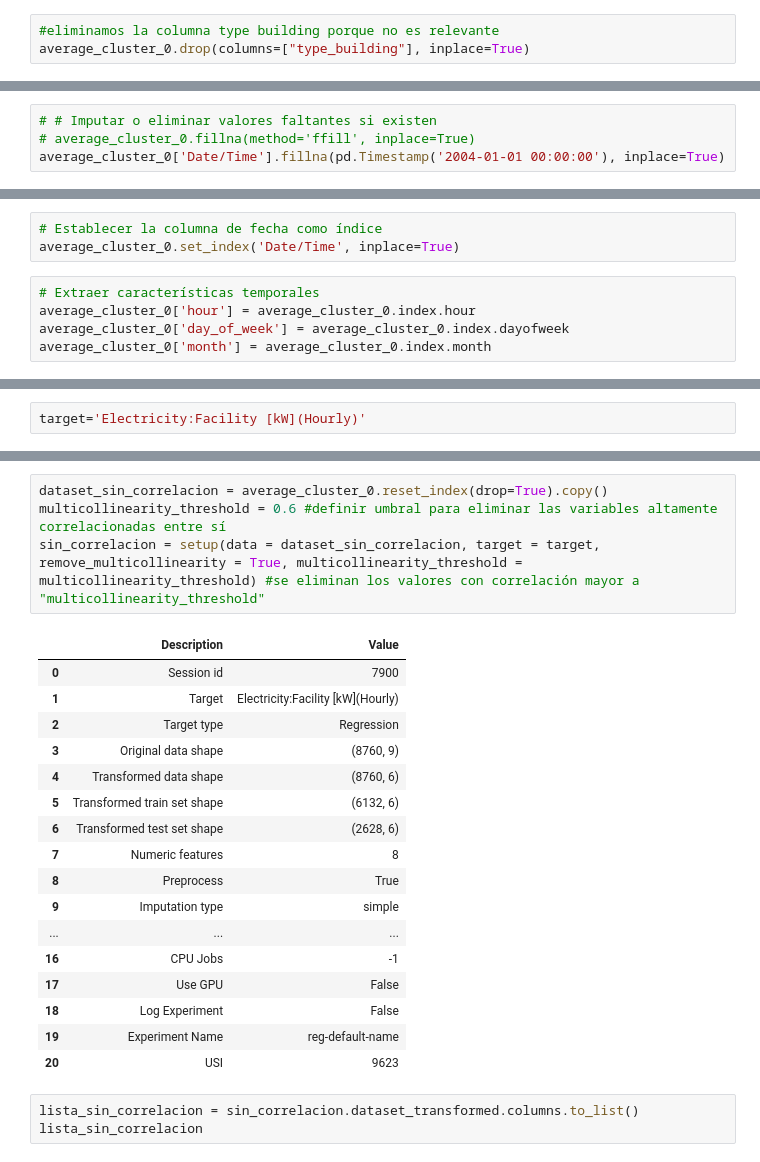
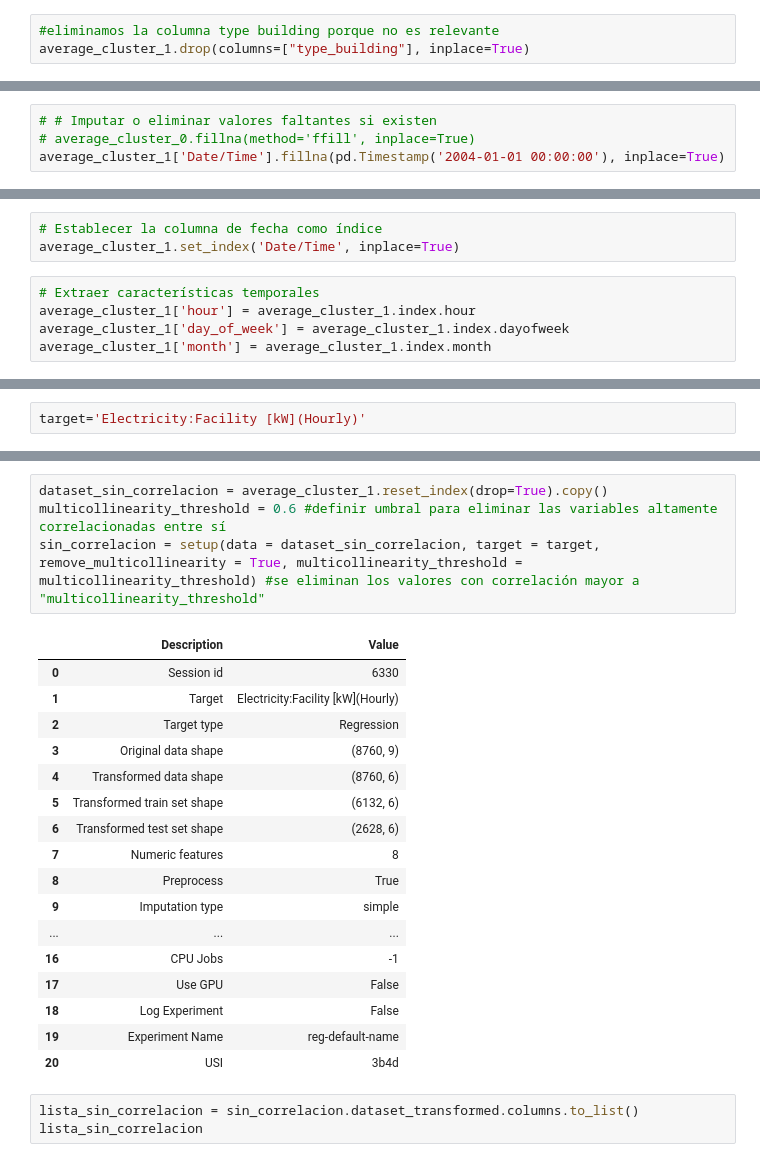
Before and after one commit to kesant/energy_consumption, a Jupyter notebook: notebooks/regresion_models_closest_cluster_1_eliminacion_hacia_atras.ipynb, the cells around one changed output, grey strips where cells are left out. Cells and saved outputs as stored; diff of their text form.

Commit message:
se arreglo problemas de sintaxis en los pruebas con los modelos de regresion usando la serie mas cercana a cada cluster

```diff
--- a/notebooks/regresion_models_closest_cluster_1_eliminacion_hacia_atras.ipynb
+++ b/notebooks/regresion_models_closest_cluster_1_eliminacion_hacia_atras.ipynb
@@ -114,4 +114,4 @@ average_cluster_0=pd.read_csv("../data/interim/closest_series_cluster_1.csv",par
 # %%
 #eliminamos la columna type building porque no es relevante
-average_cluster_0.drop(columns=["type_building"], inplace=True)
+average_cluster_1.drop(columns=["type_building"], inplace=True)
 # %%
@@ -183,5 +183,5 @@ average_cluster_0[average_cluster_0.isna().any(axis=1)]
 # %%
 # # Imputar o eliminar valores faltantes si existen
 # average_cluster_0.fillna(method='ffill', inplace=True)
-average_cluster_0['Date/Time'].fillna(pd.Timestamp('2004-01-01 00:00:00'), inplace=True)
+average_cluster_1['Date/Time'].fillna(pd.Timestamp('2004-01-01 00:00:00'), inplace=True)
 # %%
@@ -197,10 +197,10 @@ InteriorEquipment:Electricity [kW](Hourly)    0
 dtype: int64
 # %%
 # Establecer la columna de fecha como índice
-average_cluster_0.set_index('Date/Time', inplace=True)
+average_cluster_1.set_index('Date/Time', inplace=True)
 # %%
 # Extraer características temporales
-average_cluster_0['hour'] = average_cluster_0.index.hour
-average_cluster_0['day_of_week'] = average_cluster_0.index.dayofweek
-average_cluster_0['month'] = average_cluster_0.index.month
+average_cluster_1['hour'] = average_cluster_1.index.hour
+average_cluster_1['day_of_week'] = average_cluster_1.index.dayofweek
+average_cluster_1['month'] = average_cluster_1.index.month
 # %%
@@ -229,12 +229,12 @@ matriz_correlacion(average_cluster_0, target)
 # %% [output]
 [figure]
 # %%
-dataset_sin_correlacion = average_cluster_0.reset_index(drop=True).copy()
+dataset_sin_correlacion = average_cluster_1.reset_index(drop=True).copy()
 multicollinearity_threshold = 0.6 #definir umbral para eliminar las variables altamente correlacionadas entre sí
 sin_correlacion = setup(data = dataset_sin_correlacion, target = target, remove_multicollinearity = True, multicollinearity_threshold = multicollinearity_threshold) #se eliminan los valores con correlación mayor a "multicollinearity_threshold"
 # %% [output]
 |  | Description | Value |
-| 0 | Session id | 7900 |
+| 0 | Session id | 6330 |
 | 1 | Target | Electricity:Facility [kW](Hourly) |
 | 2 | Target type | Regression |
 | 3 | Original data shape | (8760, 9) |
@@ -249,7 +249,7 @@ sin_correlacion = setup(data = dataset_sin_correlacion, target = target, remove_
 | 17 | Use GPU | False |
 | 18 | Log Experiment | False |
 | 19 | Experiment Name | reg-default-name |
-| 20 | USI | 9623 |
+| 20 | USI | 3b4d |
 # %%
 lista_sin_correlacion = sin_correlacion.dataset_transformed.columns.to_list()
 lista_sin_correlacion
```
Also changed, not shown: parts of 14 cells of this notebook, 1 other file.
